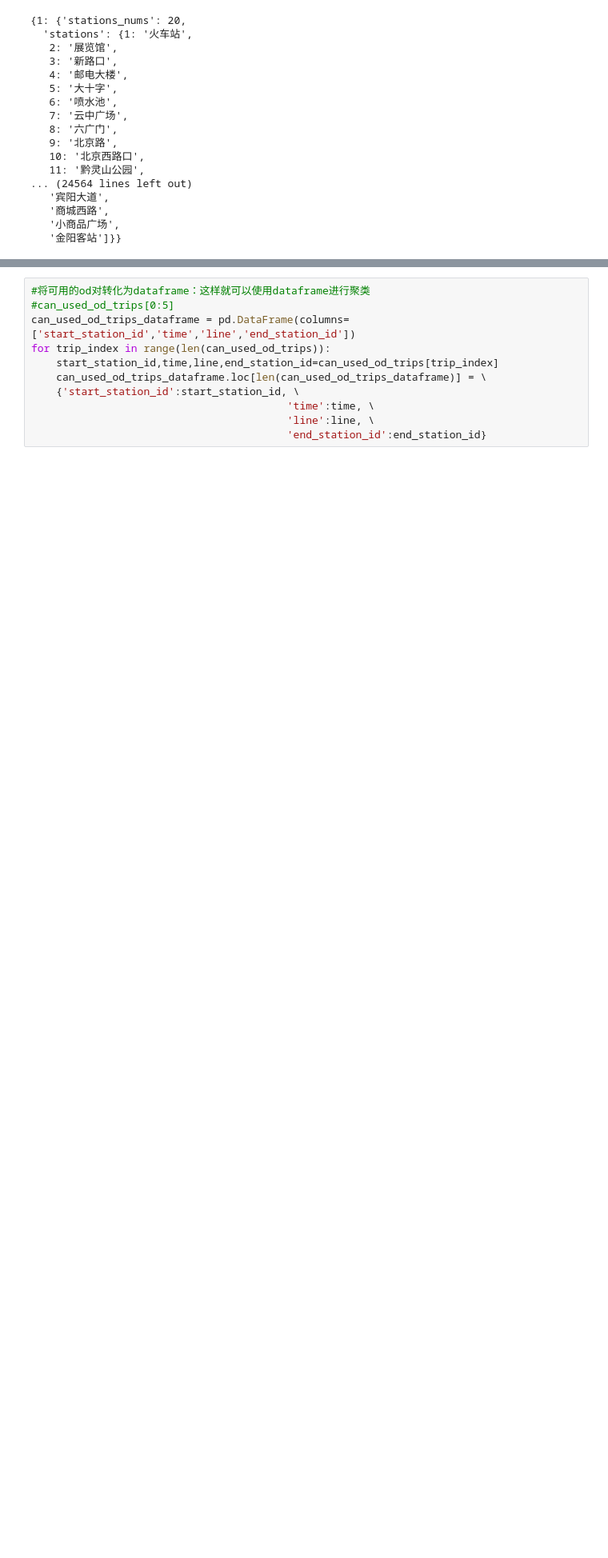
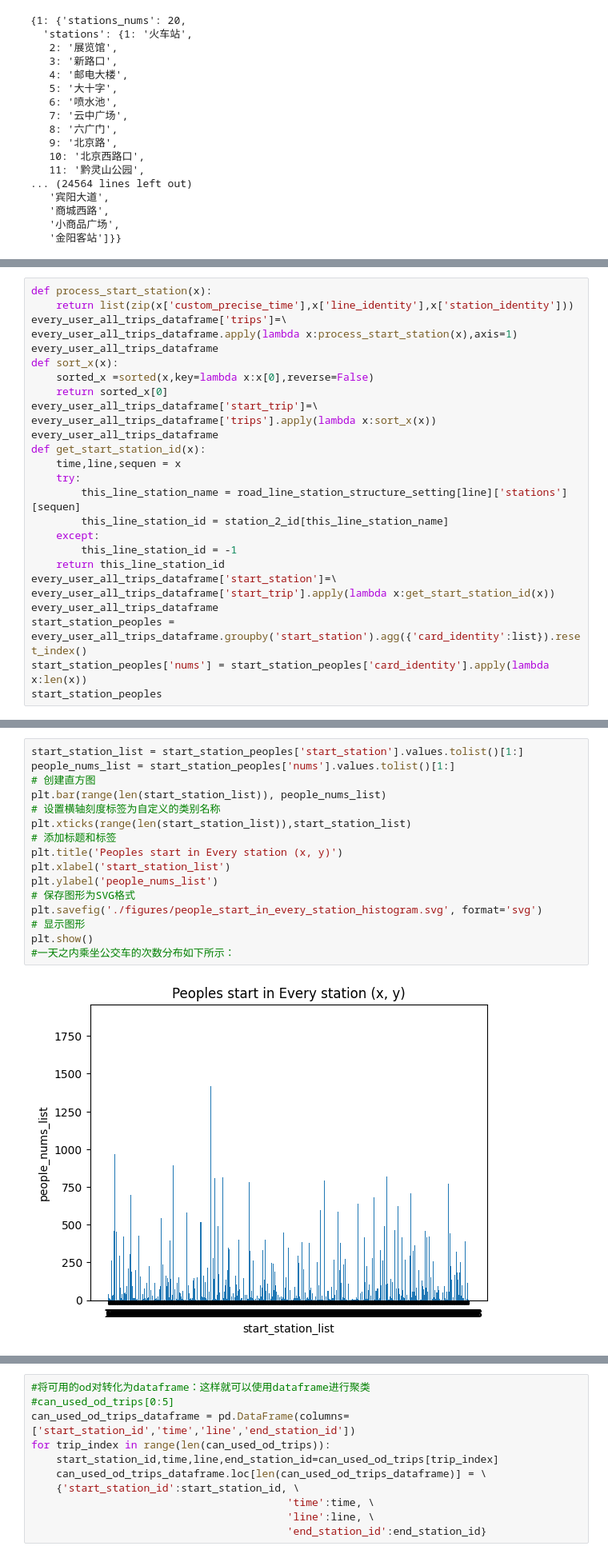
Before and after one commit to xmu-hph/mybus_cor, a Jupyter notebook: temp.ipynb, the cells around one changed output, grey strips where cells are left out. Shown at 80% size. Drawn from its saved outputs; the diff is of its cells as text; blank space fills up the shorter version.

```diff
--- a/temp.ipynb
+++ b/temp.ipynb
@@ -165,0 +360,26 @@ trip_great_than_2
+# %%
+def process_start_station(x):
+    return list(zip(x['custom_precise_time'],x['line_identity'],x['station_identity']))
+every_user_all_trips_dataframe['trips']=\
+every_user_all_trips_dataframe.apply(lambda x:process_start_station(x),axis=1)
+every_user_all_trips_dataframe
+def sort_x(x):
+    sorted_x =sorted(x,key=lambda x:x[0],reverse=False)
+    return sorted_x[0]
+every_user_all_trips_dataframe['start_trip']=\
+every_user_all_trips_dataframe['trips'].apply(lambda x:sort_x(x))
+every_user_all_trips_dataframe
+def get_start_station_id(x):
+    time,line,sequen = x
+    try:
+        this_line_station_name = road_line_station_structure_setting[line]['stations'][sequen]
+        this_line_station_id = station_2_id[this_line_station_name]
+    except:
+        this_line_station_id = -1
+    return this_line_station_id
+every_user_all_trips_dataframe['start_station']=\
+every_user_all_trips_dataframe['start_trip'].apply(lambda x:get_start_station_id(x))
+every_user_all_trips_dataframe
+start_station_peoples = every_user_all_trips_dataframe.groupby('start_station').agg({'card_identity':list}).reset_index()
+start_station_peoples['nums'] = start_station_peoples['card_identity'].apply(lambda x:len(x))
+start_station_peoples
@@ -165,0 +447,18 @@ trip_great_than_2
+# %%
+start_station_list = start_station_peoples['start_station'].values.tolist()[1:]
+people_nums_list = start_station_peoples['nums'].values.tolist()[1:]
+# 创建直方图
+plt.bar(range(len(start_station_list)), people_nums_list)
+# 设置横轴刻度标签为自定义的类别名称
+plt.xticks(range(len(start_station_list)),start_station_list)
+# 添加标题和标签
+plt.title('Peoples start in Every station (x, y)')
+plt.xlabel('start_station_list')
+plt.ylabel('people_nums_list')
+# 保存图形为SVG格式
+plt.savefig('./figures/people_start_in_every_station_histogram.svg', format='svg')
+# 显示图形
+plt.show()
+#一天之内乘坐公交车的次数分布如下所示：
+# %% [output]
+[figure, added]
```
Also changed, not shown: parts of 24 cells of this notebook, 8 other files.
